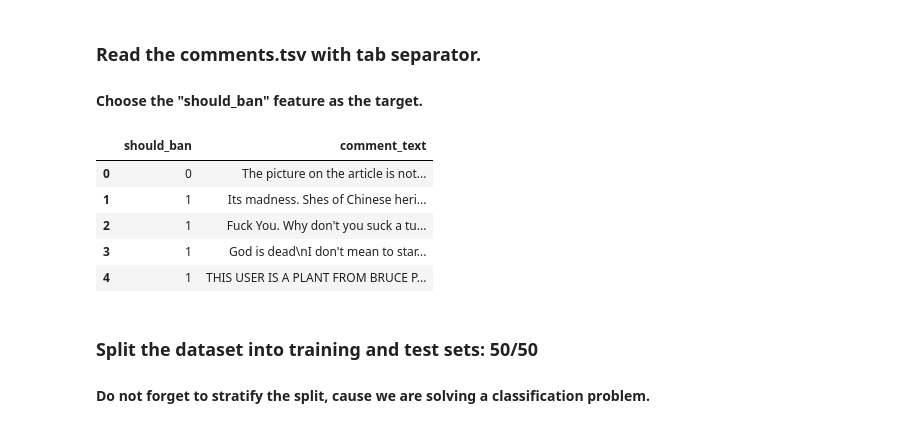
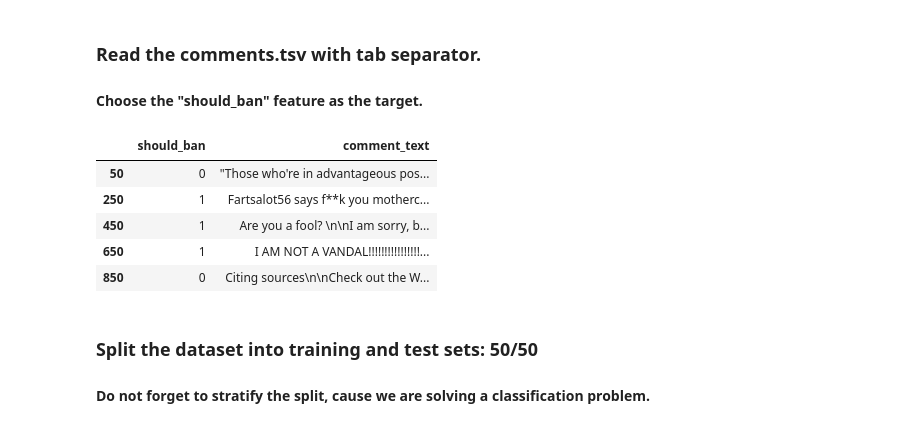
Before and after one commit to ArsenMiq/ACA, a Jupyter notebook: nlp1_homework.ipynb, the cells around one changed output. Saved outputs shown, nothing was run; the diff lists cells and outputs as text; code cells hidden in the pictures.

```diff
--- a/nlp1_homework.ipynb
+++ b/nlp1_homework.ipynb
@@ -15,17 +15,18 @@ Like in many real-world cases, you only have a small (10^3) dataset of hand-labe
 # %%
 import pandas as pd
 
 # <Your code Goes Here>
 data = pd.read_csv('comments.tsv', sep='\t')
-y = data['should_ban']
-data.head()
+texts = data['comment_text'].values
+target = data['should_ban'].values
+data[50::200]
 # %% [output]
 |  | should_ban | comment_text |
-| 0 | 0 | The picture on the article is not... |
-| 1 | 1 | Its madness. Shes of Chinese heri... |
-| 2 | 1 | Fuck You. Why don't you suck a tu... |
-| 3 | 1 | God is dead\nI don't mean to star... |
-| 4 | 1 | THIS USER IS A PLANT FROM BRUCE P... |
+| 50 | 0 | "Those who're in advantageous pos... |
+| 250 | 1 | Fartsalot56 says f**k you motherc... |
+| 450 | 1 | Are you a fool? \n\nI am sorry, b... |
+| 650 | 1 | I AM NOT A VANDAL!!!!!!!!!!!!!!!!... |
+| 850 | 0 | Citing sources\n\nCheck out the W... |
 # %% [markdown]
 ### Split the dataset into training and test sets: 50/50
 #### Do not forget to stratify the split, cause we are solving a classification problem.
```
Also changed, not shown: parts of 26 cells of this notebook, 1 other file.
